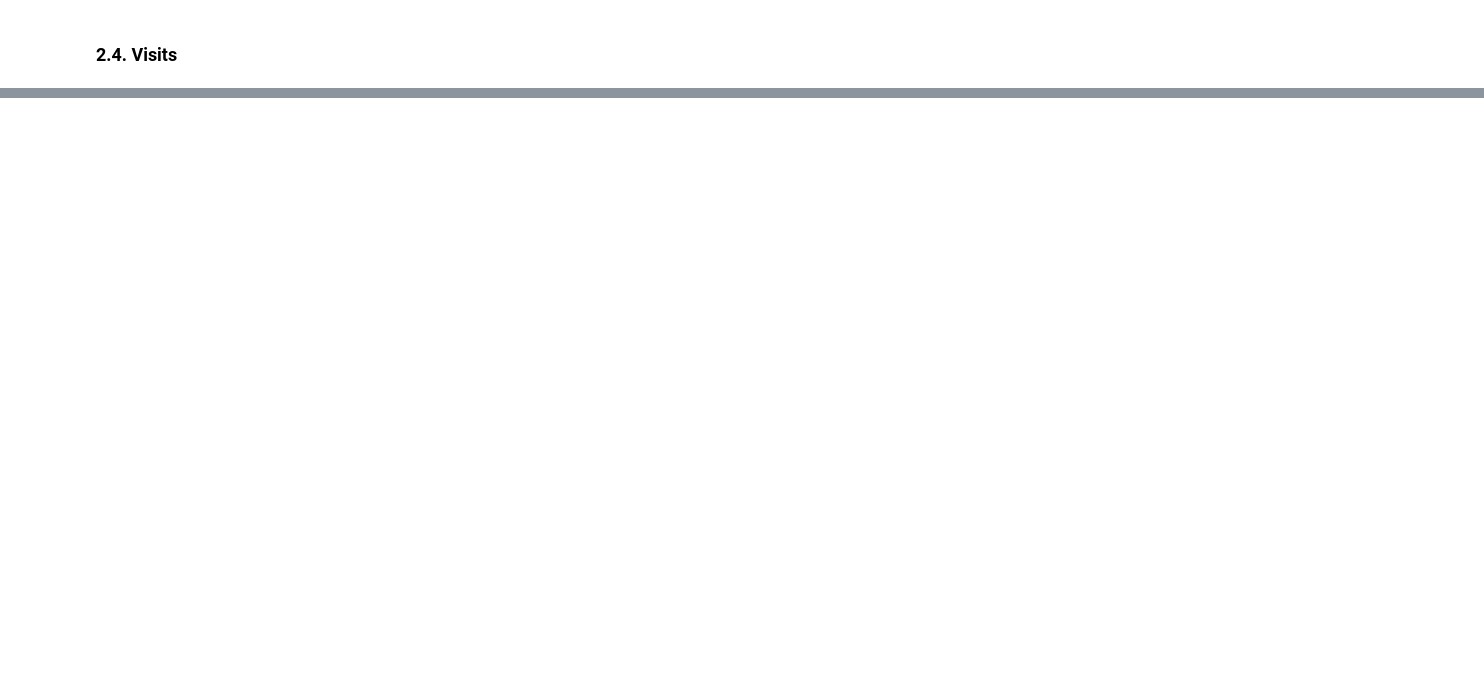
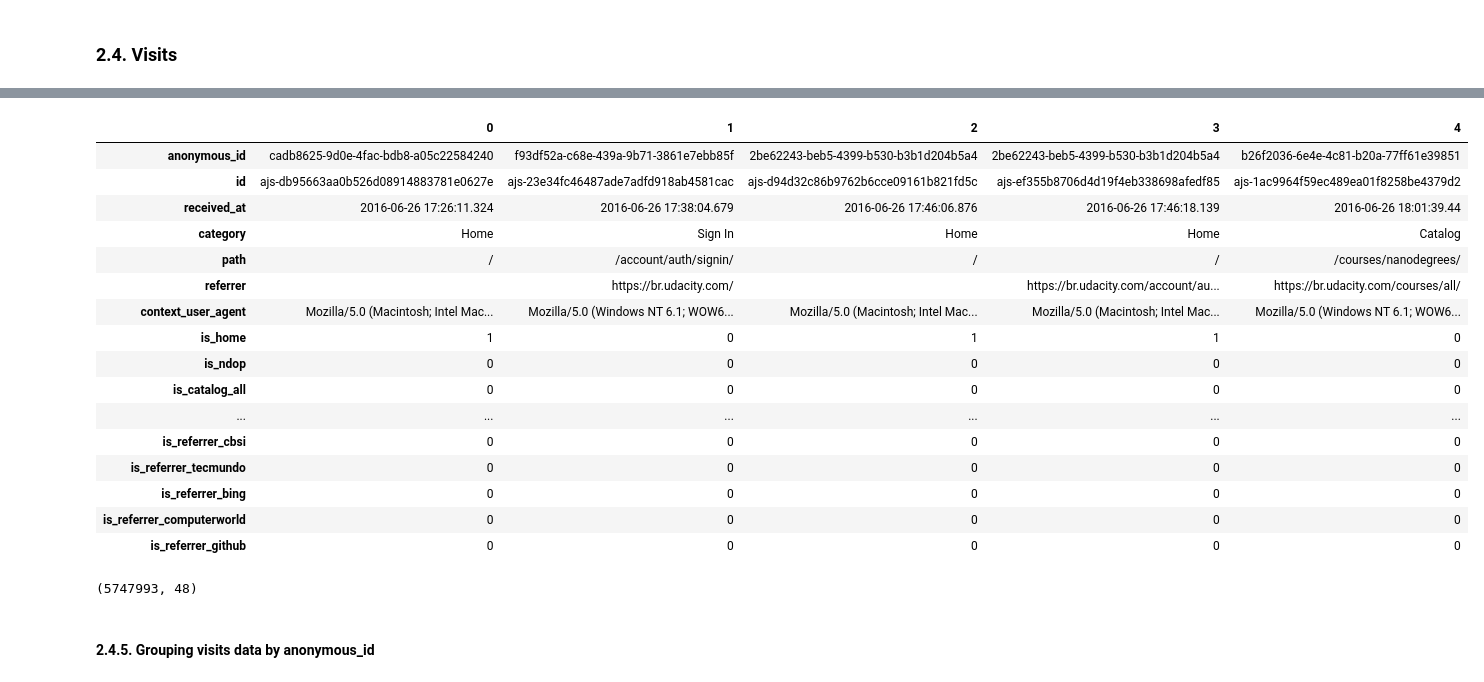
Before and after one commit to CarlosUdacity/nanodegree-projects, a Jupyter notebook: machine-learning/capstone/capstone.ipynb, the cells around one changed output, grey strips where cells are left out. Saved outputs shown, nothing was run; the diff lists cells and outputs as text; code cells hidden in the pictures; blank space fills up the shorter version.

Commit message:
Finishing feature engineering based on visits

```diff
--- a/machine-learning/capstone/capstone.ipynb
+++ b/machine-learning/capstone/capstone.ipynb
@@ -190,0 +349,8 @@ x['free_course_enrollments'] = x['free_course_enrollments'].fillna(0).astype(int
+# %%
+def fix_is_ndop(row):
+    if row['is_checkout'] == 1:
+        return 0
+    else:
+        return row['is_ndop']
+
+visits['is_ndop'] = visits.apply(fix_is_ndop, axis=1)
@@ -190,0 +364,10 @@ x['free_course_enrollments'] = x['free_course_enrollments'].fillna(0).astype(int
+# %%
+import re
+
+def is_mobile(row):
+    if re.search('/Android|webOS|iPhone|iPad|iPod|BlackBerry|IEMobile|Opera Mini/', str(row['context_user_agent'])):
+        return 1
+    else:
+        return 0
+
+visits['is_mobile'] = visits.apply(is_mobile, axis=1)
@@ -190,0 +381,8 @@ x['free_course_enrollments'] = x['free_course_enrollments'].fillna(0).astype(int
+# %%
+from datetime import datetime
+
+def is_weekday(row):
+    datetime_object = datetime.strptime(row['received_at'].split(".")[0], '%Y-%m-%d %H:%M:%S')
+    return int(datetime_object.isoweekday() in range(1, 6))
+
+visits['is_weekday'] = visits.apply(is_weekday, axis=1)
@@ -190,0 +396,16 @@ x['free_course_enrollments'] = x['free_course_enrollments'].fillna(0).astype(int
+# %%
+visits['referrer'] = visits['referrer'].fillna('')
+visits['is_referrer_google'] = (visits['referrer'].str.contains('.google.')).astype(int)
+visits['is_referrer_facebook'] = (visits['referrer'].str.contains('.facebook.')).astype(int)
+visits['is_referrer_live'] = (visits['referrer'].str.contains('.live.')).astype(int)
+visits['is_referrer_infomoney'] = (visits['referrer'].str.contains('.infomoney.')).astype(int)
+visits['is_referrer_catracalivre'] = (visits['referrer'].str.contains('.catracalivre.')).astype(int)
+visits['is_referrer_android'] = (visits['referrer'].str.contains('.android.')).astype(int)
+visits['is_referrer_anhanguera'] = (visits['referrer'].str.contains('anhanguera.')).astype(int)
+visits['is_referrer_linkedin'] = (visits['referrer'].str.contains('.linkedin.')).astype(int)
+visits['is_referrer_instagram'] = (visits['referrer'].str.contains('.instagram.')).astype(int)
+visits['is_referrer_cbsi'] = (visits['referrer'].str.contains('.cbsi.')).astype(int)
+visits['is_referrer_tecmundo'] = (visits['referrer'].str.contains('.tecmundo.')).astype(int)
+visits['is_referrer_bing'] = (visits['referrer'].str.contains('.bing.')).astype(int)
+visits['is_referrer_computerworld'] = (visits['referrer'].str.contains('.computerworld.')).astype(int)
+visits['is_referrer_github'] = (visits['referrer'].str.contains('.github.')).astype(int)
@@ -190,0 +430,26 @@ x['free_course_enrollments'] = x['free_course_enrollments'].fillna(0).astype(int
+# %%
+visits.head().transpose()
+# %% [output]
+|  | 0 | 1 | 2 | 3 | 4 |
+| anonymous_id | cadb8625-9d0e-4fac-bdb8-a05c22584240 | f93df52a-c68e-439a-9b71-3861e7ebb85f | 2be62243-beb5-4399-b530-b3b1d204b5a4 | 2be62243-beb5-4399-b530-b3b1d204b5a4 | b26f2036-6e4e-4c81-b20a-77ff61e39851 |
+| id | ajs-db95663aa0b526d08914883781e0627e | ajs-23e34fc46487ade7adfd918ab4581cac | ajs-d94d32c86b9762b6cce09161b821fd5c | ajs-ef355b8706d4d19f4eb338698afedf85 | ajs-1ac9964f59ec489ea01f8258be4379d2 |
+| received_at | 2016-06-26 17:26:11.324 | 2016-06-26 17:38:04.679 | 2016-06-26 17:46:06.876 | 2016-06-26 17:46:18.139 | 2016-06-26 18:01:39.44 |
+| category | Home | Sign In | Home | Home | Catalog |
+| path | / | /account/auth/signin/ | / | / | /courses/nanodegrees/ |
+| referrer |  | https://br.udacity.com/ |  | https://br.udacity.com/account/au... | https://br.udacity.com/courses/all/ |
+| context_user_agent | Mozilla/5.0 (Macintosh; Intel Mac... | Mozilla/5.0 (Windows NT 6.1; WOW6... | Mozilla/5.0 (Macintosh; Intel Mac... | Mozilla/5.0 (Macintosh; Intel Mac... | Mozilla/5.0 (Windows NT 6.1; WOW6... |
+| is_home | 1 | 0 | 1 | 1 | 0 |
+| is_ndop | 0 | 0 | 0 | 0 | 0 |
+| is_catalog_all | 0 | 0 | 0 | 0 | 0 |
+| ... | ... | ... | ... | ... | ... |
+| is_referrer_cbsi | 0 | 0 | 0 | 0 | 0 |
+| is_referrer_tecmundo | 0 | 0 | 0 | 0 | 0 |
+| is_referrer_bing | 0 | 0 | 0 | 0 | 0 |
+| is_referrer_computerworld | 0 | 0 | 0 | 0 | 0 |
+| is_referrer_github | 0 | 0 | 0 | 0 | 0 |
+# %%
+visits.shape
+# %% [output]
+(5747993, 48)
+# %% [markdown]
+#### 2.4.5. Grouping visits data by anonymous_id
```
Also changed, not shown: parts of 47 cells of this notebook.
